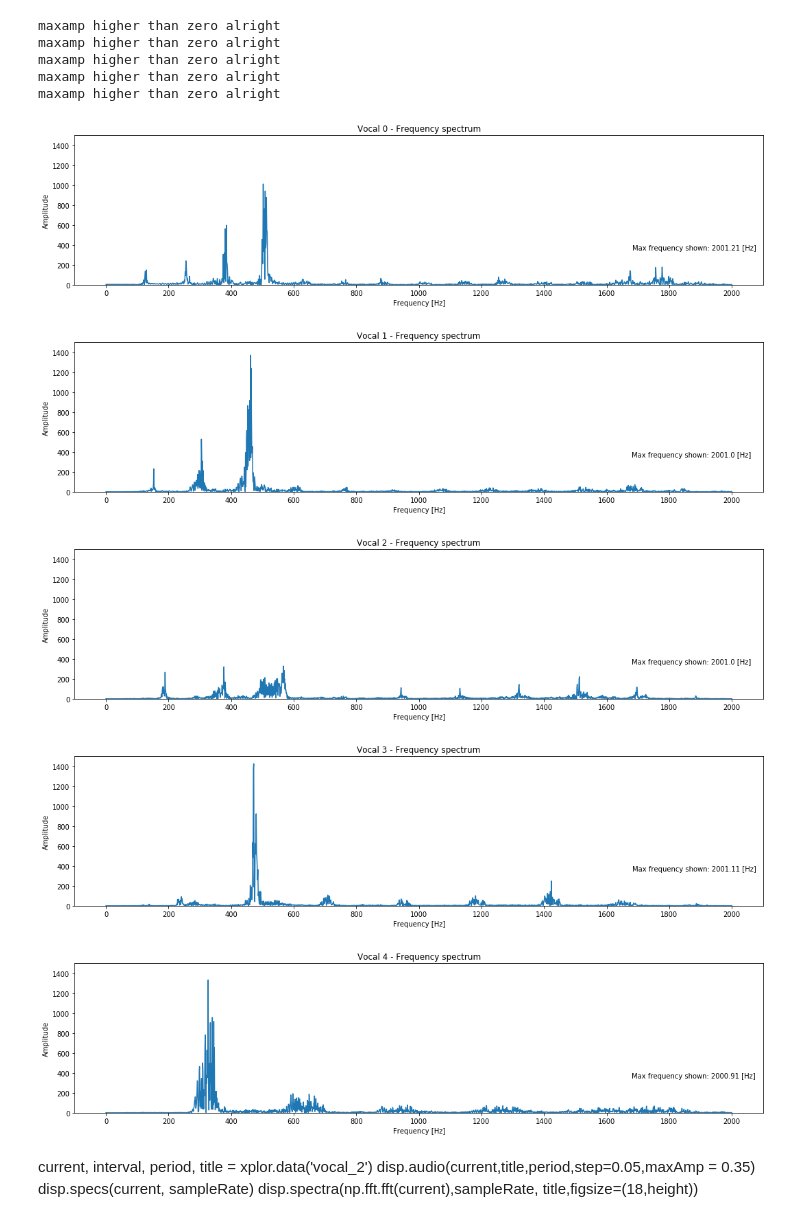
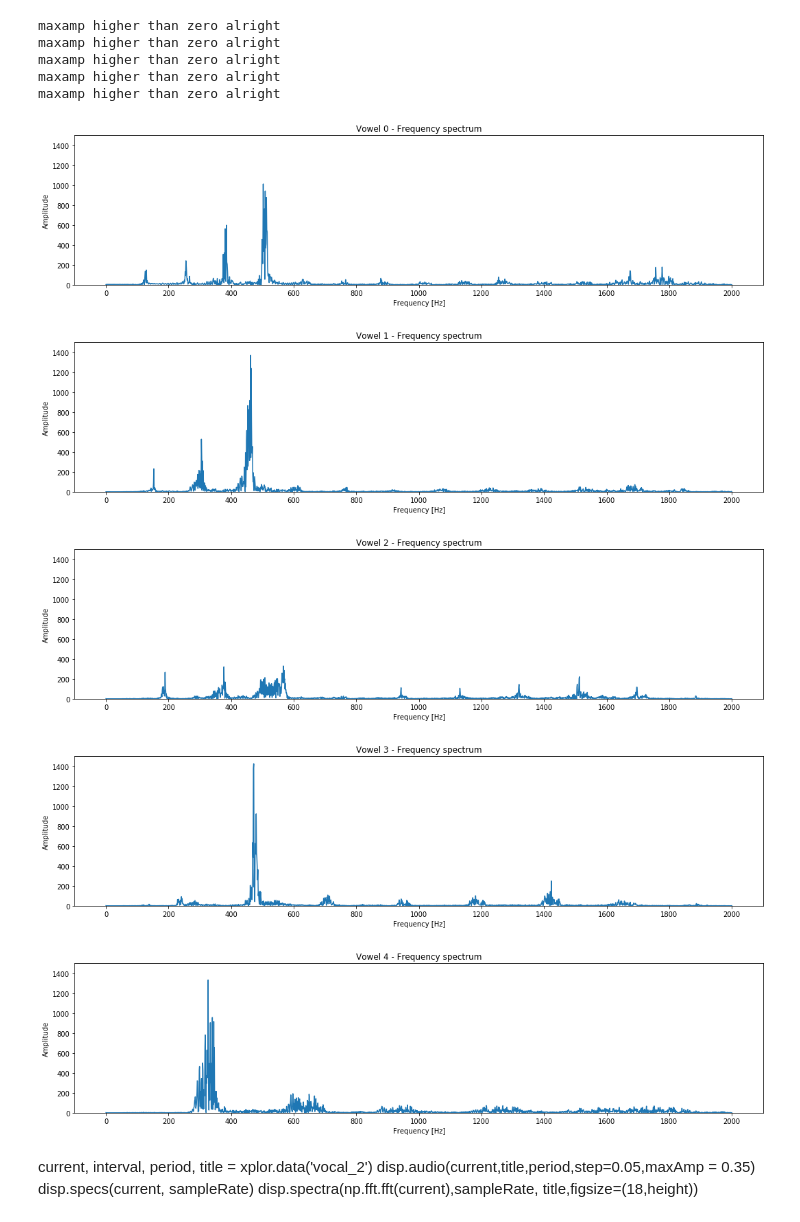
Before and after one commit to gerarddo/engineering-project, a Jupyter notebook: semiautomatic_vocal_separation_scientific_python_101_intro.ipynb, the cells around one changed output. Saved outputs shown, nothing was run; the diff lists cells and outputs as text; code cells hidden in the pictures.

```diff
--- a/semiautomatic_vocal_separation_scientific_python_101_intro.ipynb
+++ b/semiautomatic_vocal_separation_scientific_python_101_intro.ipynb
@@ -73,33 +76,32 @@ data/original/E_5_pitches.cutconfig.csv
 # %%
 step = 200
 fmin=100
 fmax=2000
 maxAmp=1500
 
 
 for index in range(0,5):
 
-    current, interval, period, title = xplor.data('vocal_'+str(index), normalize=True)
+    current, interval, period, title = xplor.data('vowel_'+str(index), normalize=True)
     disp.spectra(
         np.fft.fft(current),
         sampleRate,
         title= title + ' - Frequency spectrum',
         step=step,
-#         fmin=fmin,
         fmax=fmax,
         maxAmp=maxAmp
     )
 # %% [output]
 maxamp higher than zero alright
 maxamp higher than zero alright
 maxamp higher than zero alright
 maxamp higher than zero alright
 maxamp higher than zero alright
-[figure, old version]
+[figure, new version]
-[figure, old version]
+[figure, new version]
-[figure, old version]
+[figure, new version]
-[figure, old version]
+[figure, new version]
-[figure, old version]
+[figure, new version]
 # %% [markdown]
 current, interval, period, title = xplor.data('vocal_2')
 disp.audio(current,title,period,step=0.05,maxAmp = 0.35)
```
Also changed, not shown: parts of 4 cells of this notebook, 3 other files.
